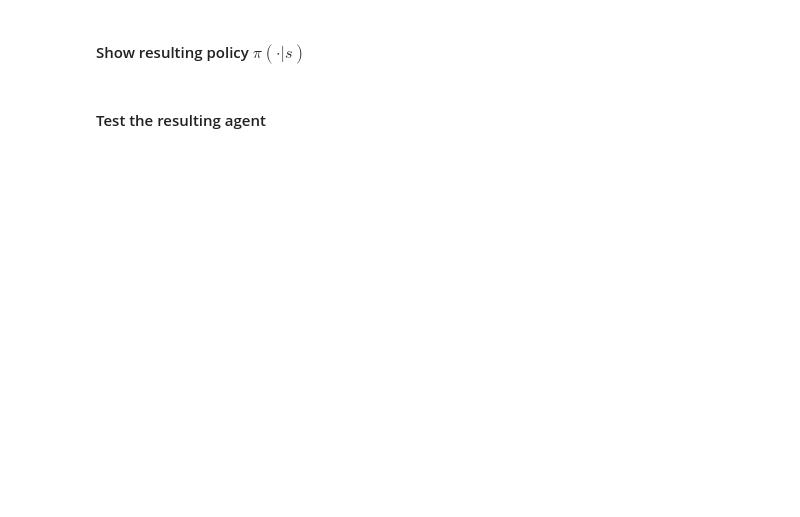
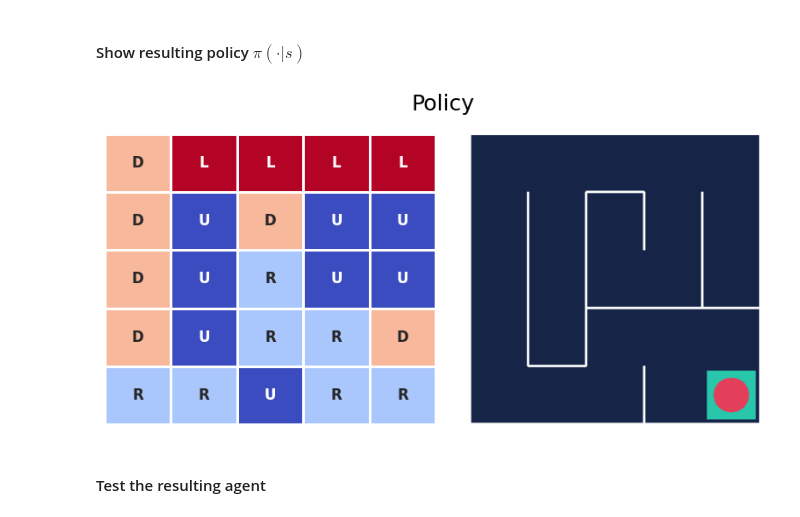
Before and after one commit to votinh1623/Learning-DRL, a Jupyter notebook: Section_3_value_iteration.ipynb, the cells around one changed output. Drawn from its saved outputs; the diff is of its cells as text; code cells hidden in the pictures; blank space fills up the shorter version.

```diff
--- a/Section_3_value_iteration.ipynb
+++ b/Section_3_value_iteration.ipynb
@@ -349,4 +380,8 @@ plot_policy(policy_probs, frame )
 # %% [markdown]
 #### Show resulting policy $\pi(\cdot|s)$
+# %%
+plot_policy(policy_probs, frame)
+# %% [output]
+[figure, added]
 # %% [markdown]
 #### Test the resulting agent
```
Also changed, not shown: parts of 7 cells of this notebook.
